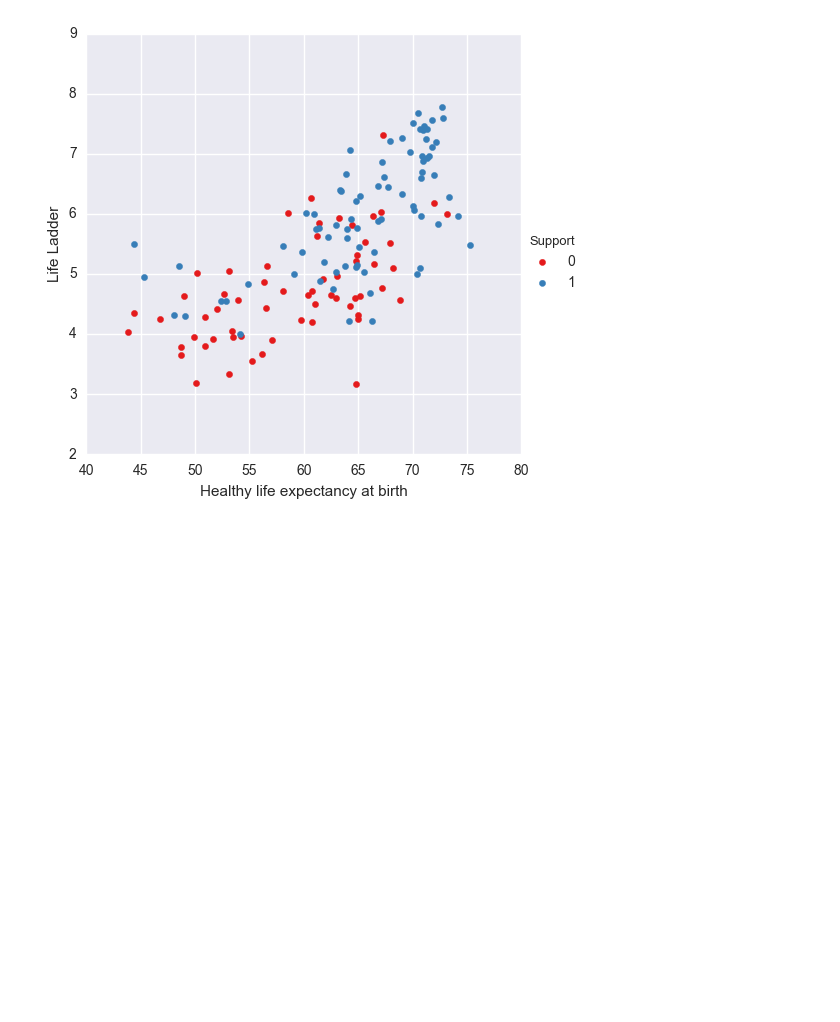
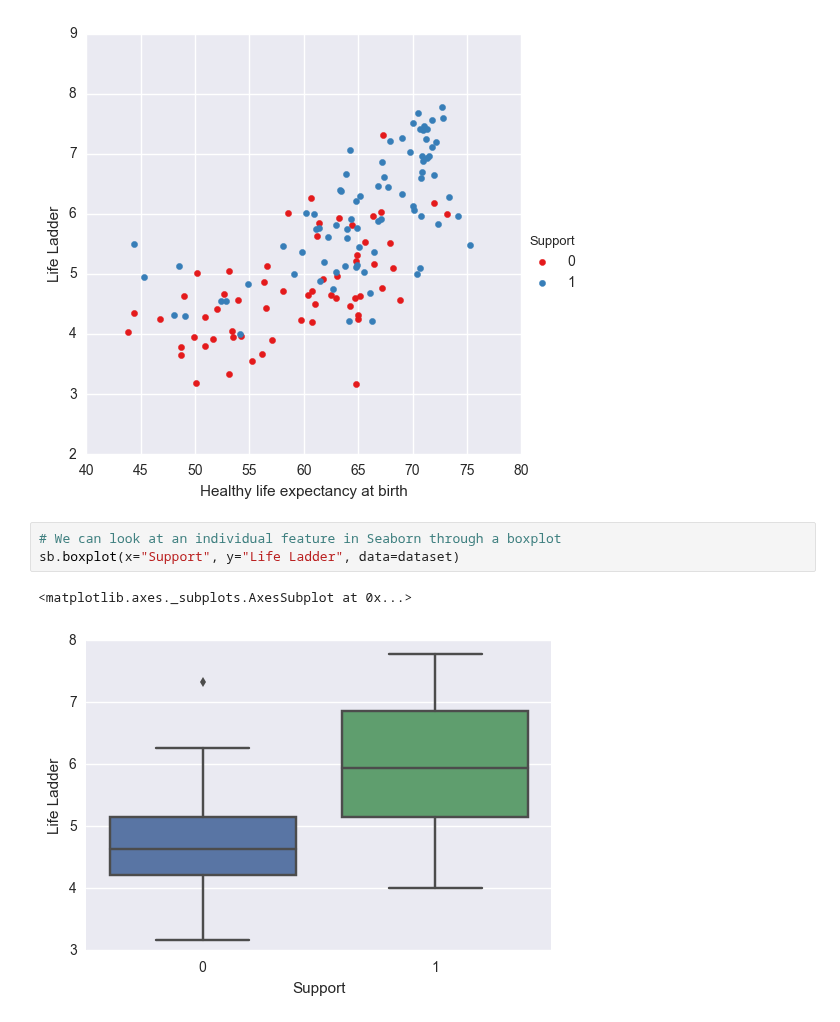
Before and after one commit to dangspin/SpringBoard_Projects, a Jupyter notebook: project_data/Data_Story.ipynb, the cells around one changed output. Drawn from its saved outputs; the diff is of its cells as text; blank space fills up the shorter version.

```diff
--- a/project_data/Data_Story.ipynb
+++ b/project_data/Data_Story.ipynb
@@ -186,3 +186,9 @@ sb.FacetGrid(dataset, hue="Support", palette="Set1",size=5).map(plt.scatter, "He
 # %% [output]
 <seaborn.axisgrid.FacetGrid at 0x...>
 [figure]
+# %%
+# We can look at an individual feature in Seaborn through a boxplot
+sb.boxplot(x="Support", y="Life Ladder", data=dataset)
+# %% [output]
+<matplotlib.axes._subplots.AxesSubplot at 0x...>
+[figure, added]
```
Also changed, not shown: parts of 6 cells of this notebook.
